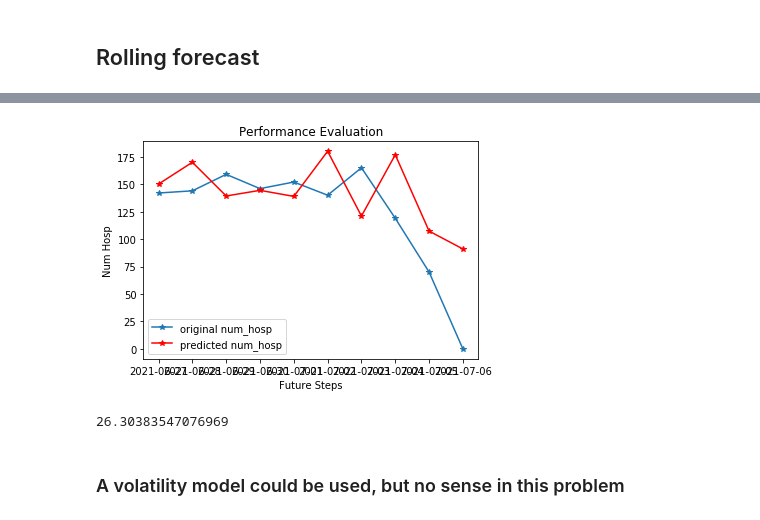
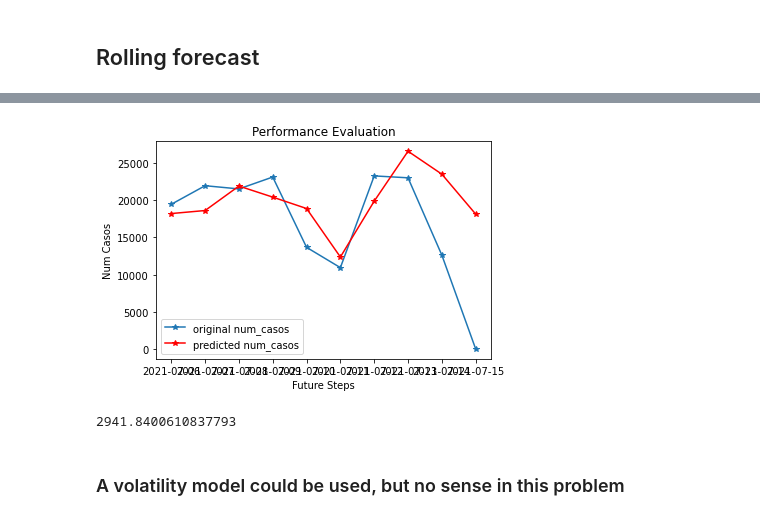
Before and after one commit to juanbretti/gmbd_datathon, a Jupyter notebook: other/time_series_analysis.ipynb, the cells around one changed output, grey strips where cells are left out. Cells and saved outputs as stored; diff of their text form; code cells hidden in the pictures.

```diff
--- a/other/time_series_analysis.ipynb
+++ b/other/time_series_analysis.ipynb
@@ -96,4 +117,4 @@ Critical Value (10%)            -2.569666
 dtype: float64
 # %%
-#num_casos['seasonal_diff'] = num_casos.num_casos - num_casos.num_casos.shift(7)
-#test_stationarity(num_casos.seasonal_diff.dropna(inplace=False))
+data['seasonal_diff'] = data.num_casos - data.num_casos.shift(7)
+test_stationarity(data.seasonal_diff.dropna(inplace=False))
@@ -100,3 +132,3 @@ dtype: float64
 # %%
-#num_casos['seasonal_first_diff'] = num_casos.first_diff - num_casos.first_diff.shift(7)
-#test_stationarity(num_casos.seasonal_first_diff.dropna(inplace=False))
+data['seasonal_first_diff'] = data.first_diff - data.first_diff.shift(7)
+test_stationarity(data.seasonal_first_diff.dropna(inplace=False))
@@ -192,6 +253,6 @@ print(train.shape, test.shape)
 # %%
 # fit model
-model = ARIMA(train['num_hosp'], order=(10,1,0), freq='D')
+model = ARIMA(train['num_casos'], order=(10,1,0), freq='D')
 model_fit = model.fit(update_freq=5, disp=0)
 print(model_fit.summary())
 # %% [output]
@@ -249,7 +328,7 @@ print(rmse)
 # %% [markdown]
 ## Rolling forecast
 # %%
-history = [x for x in train['num_hosp']]
+history = [x for x in train['num_casos']]
 predictions = []
 
 
@@ -259,6 +338,6 @@ for t in range(len(test)):
     output = model_fit.forecast()
     yhat = output[0]
     predictions.append(yhat)
-    obs = test['num_hosp'][t]
+    obs = test['num_casos'][t]
     history.append(obs)
     print('predicted=%f, expected=%f' % (yhat, obs))
@@ -279,20 +387,20 @@ predictions
 predictions = pd.DataFrame(predictions, index = test.index)
 # %%
 # plot
-plt.plot(test.num_hosp, label = 'original num_hosp', marker = '*')
-plt.plot(predictions, color='red', label = 'predicted num_hosp', marker = '*')
+plt.plot(test.num_casos, label = 'original num_casos', marker = '*')
+plt.plot(predictions, color='red', label = 'predicted num_casos', marker = '*')
 plt.title('Performance Evaluation')
 plt.xlabel('Future Steps')
-plt.ylabel('Num Hosp')
+plt.ylabel('Num Casos')
 plt.legend()
 plt.show()
 # %% [output]
-[figure, old version]
+[figure, new version]
 # %%
-rmse = sqrt(mean_squared_error(predictions[:7], test['num_hosp'][:7]))
+rmse = sqrt(mean_squared_error(predictions[:7], test['num_casos'][:7]))
 print(rmse)
 # %% [output]
-26.30383547076969
+2941.8400610837793
 # %% [markdown]
 ### A volatility model could be used, but no sense in this problem
 # %% [markdown]
```
Also changed, not shown: parts of 33 cells of this notebook.
